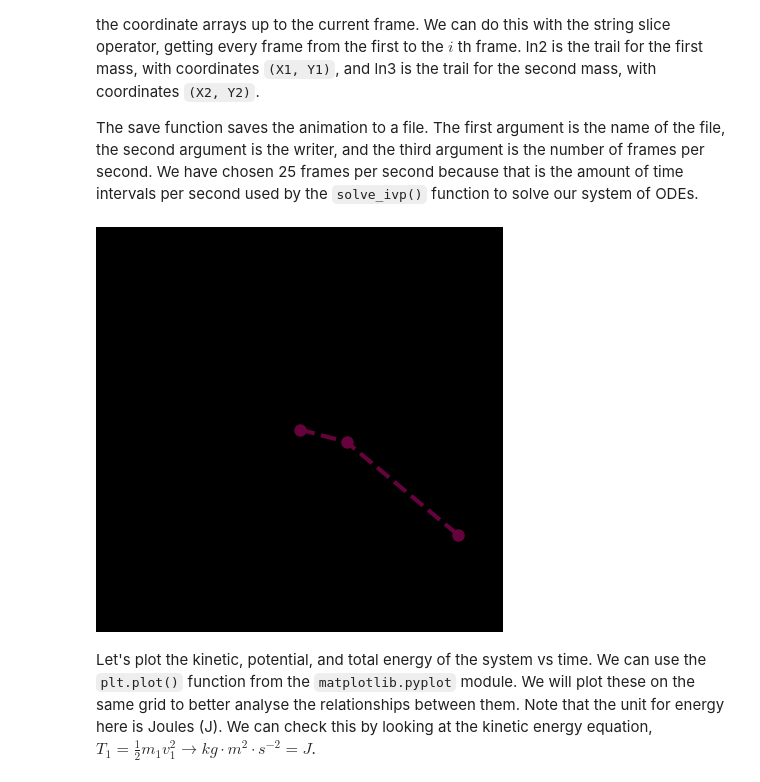
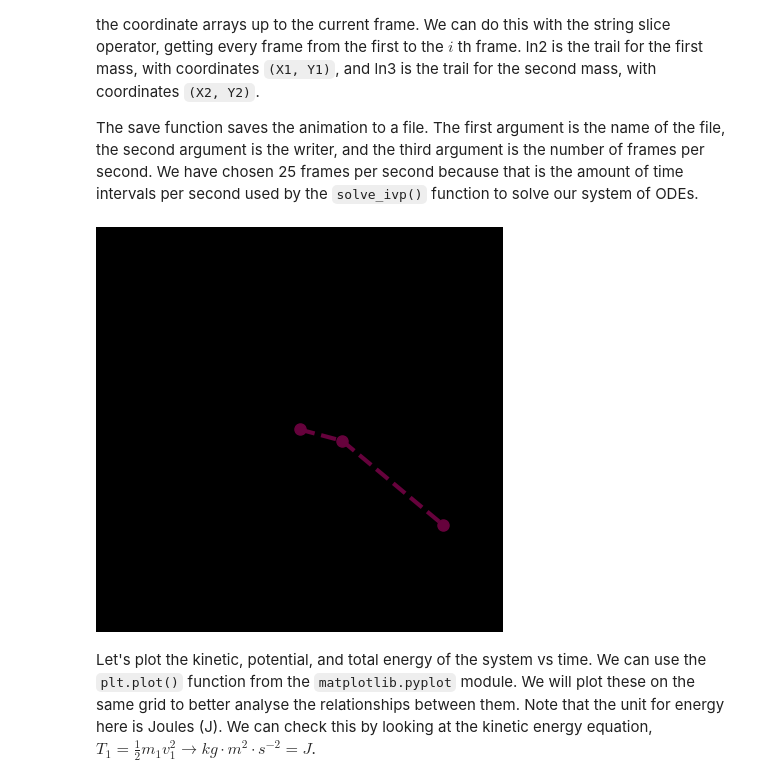
Before and after one commit to Melon-Mao/Python-repository, a Jupyter notebook: Data Analysis/Mechanics/Pendulums/Double Pendulum/double_pendulum.ipynb, the cells around one changed output. Cells and saved outputs as stored; diff of their text form; code cells hidden in the pictures.

```diff
--- a/Data Analysis/Mechanics/Pendulums/Double Pendulum/double_pendulum.ipynb
+++ b/Data Analysis/Mechanics/Pendulums/Double Pendulum/double_pendulum.ipynb
@@ -129,8 +140,9 @@ eq1, eq2
 # %%
-# Solve Equations
+# Solve for theta_1_ddot and theta_2_ddot
 solutions = sp.solve([eq1, eq2], [theta_1_ddot, theta_2_ddot])
-solution1 = solutions[theta_1_ddot]
-solution2 = solutions[theta_2_ddot]
+
+solution1 = solutions[theta_1_ddot].simplify()
+solution2 = solutions[theta_2_ddot].simplify()
 # %%
 sp.Eq(theta_1_ddot, solution1)
 # %% [output]
@@ -390,7 +394,7 @@ ym1_f = sp.lambdify((ell_1, theta_1), ym1)
 xm2_f = sp.lambdify((ell_1, ell_2, theta_1, theta_2), xm2)
 ym2_f = sp.lambdify((ell_1, ell_2, theta_1, theta_2), ym2)
 # %%
-def get_coordinates(time, Theta_1, Theta_2, param_ell_1, param_ell_2):
+def get_coordinates(Theta_1, Theta_2, param_ell_1, param_ell_2):
     return [
         xm1_f(param_ell_1, Theta_1),
         ym1_f(param_ell_1, Theta_1),
@@ -398,7 +402,7 @@ def get_coordinates(time, Theta_1, Theta_2, param_ell_1, param_ell_2):
         ym2_f(param_ell_1, param_ell_2, Theta_1, Theta_2)
     ]
 
-X1, Y1, X2, Y2 = get_coordinates(time, Theta_1, Theta_2, param_ell_1, param_ell_2)
+X1, Y1, X2, Y2 = get_coordinates(Theta_1, Theta_2, param_ell_1, param_ell_2)
 # %% [markdown]
 Now we have the arrays $X1$, $Y1$, $X2$, and $Y2$ which represent the x and y coordinates of the two masses. We can now create an animate function to animate our double pendulum. Our animate function will take in the time array and the arrays $X1$, $Y1$, $X2$, and $Y2$. It sets the data of `ln1` which is a plot that shows the pendulum. `ln1` is definied with `plt.plot`, with the first two positional arguments being empty lists because it starts with no data. The other arguments give stylistic properties to the plot.
 
@@ -410,35 +414,35 @@ The save function saves the animation to a file. The first argument is the name
 # %%
 def animate(i):
     ln1.set_data([0, X1[i], X2[i]], [0, Y1[i], Y2[i]])
     # Trailing line for mass 1
     ln2.set_data(X1[:i], Y1[:i])
 
     # # Trailing line for mass 2
     ln3.set_data(X2[:i], Y2[:i])
 
 
 fig, ax = plt.subplots(1, 1, figsize=(5, 5))
 
 ax.set_facecolor("k") # enable this to hide background
 ax.get_xaxis().set_ticks([]) # enable this to hide x axis ticks
 ax.get_yaxis().set_ticks([]) # enable this to hide y axis ticks
 
 # plot the line
 ln1, = plt.plot([], [], lw=3, markersize=8, color="#66023c", marker="o", linestyle="--")
 
 # set the axes limits
-ax.set_xlim(-(param_ell_1 + param_ell_2), (param_ell_1 + param_ell_2))
-ax.set_ylim(-(param_ell_1 + param_ell_2), (param_ell_1 + param_ell_2))
+ax.set_xlim(1.1 * -(param_ell_1 + param_ell_2), 1.1 * (param_ell_1 + param_ell_2))
+ax.set_ylim(1.1 * -(param_ell_1 + param_ell_2), 1.1 * (param_ell_1 + param_ell_2))
 
 # Trailing line
 ln2, = plt.plot([], [], lw=1, markersize=8, color="red", linestyle="-")
 ln3, = plt.plot([], [], lw=1, markersize=8, color="blue", linestyle="-")
 
 # create and save the animation
 ani = animation.FuncAnimation(fig, animate, frames=len(X1), interval=50)
 ani.save("Animations/double_pendulum.gif", writer="pillow", fps=25)
 # %% [output]
-[figure, old version]
+[figure, new version]
 # %% [markdown]
 Let's plot the kinetic, potential, and total energy of the system vs time. We can use the `plt.plot()` function from the `matplotlib.pyplot` module. We will plot these on the same grid to better analyse the relationships between them. Note that the unit for energy here is Joules (J). We can check this by looking at the kinetic energy equation, $T_1 = \frac{1}{2}m_1v_1^2 \rightarrow kg \cdot m^2 \cdot s^{-2} = J$.
 # %%
```
Also changed, not shown: parts of 18 cells of this notebook, 9 other files.
